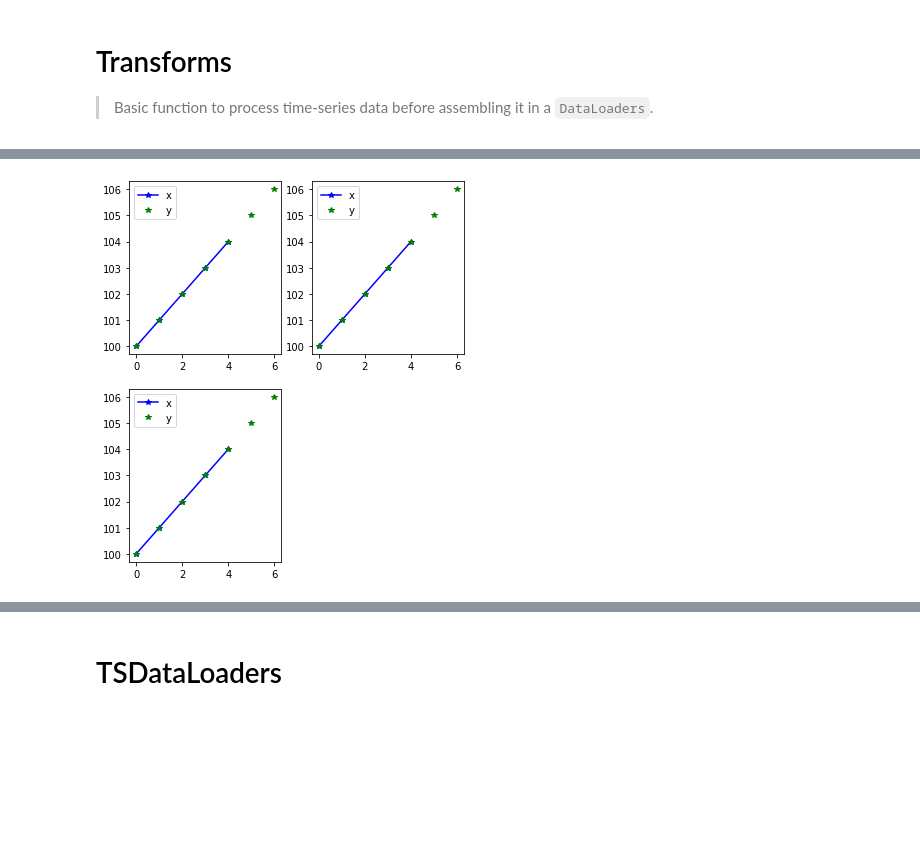
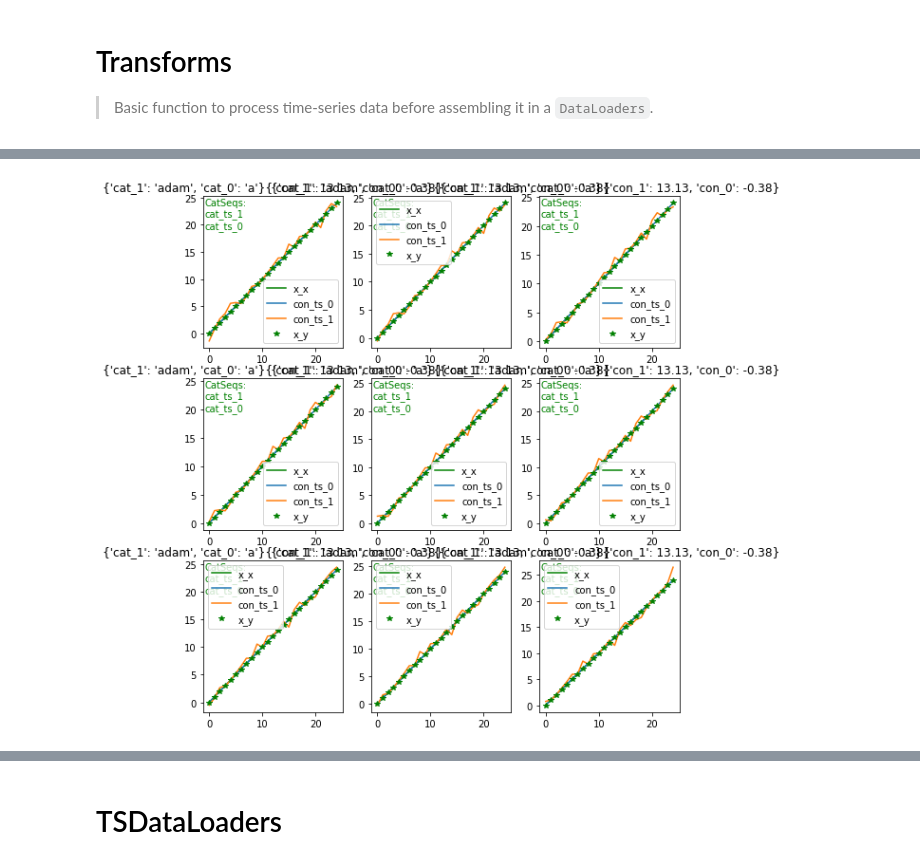
Before and after one commit to takotab/fastseq, a Jupyter notebook: nbs/03_data.core.ipynb, the cells around one changed output, grey strips where cells are left out. Cells and saved outputs as stored; diff of their text form; code cells hidden in the pictures; blank space fills up the shorter version.

Commit message:
normalize seems to work

```diff
--- a/nbs/03_data.core.ipynb
+++ b/nbs/03_data.core.ipynb
@@ -108,0 +129,4 @@ dl.show_batch()
+# %%
+o = TSMulti_(TensorSeq(np.arange(12.)),1,2,TensorSeq(np.arange(-1,11.)))
+tmf = NormalizeTSMulti()
+o_tmf = tmf(o)
@@ -108,0 +178,31 @@ dl.show_batch()
+# %%
+tmf = NormalizeSeq()
+o = TensorSeq(TensorSeq([np.arange(12.)]*16))
+o_tmf = tmf(o)
+test_close(o_tmf.mean(),0)
+test_eq(tmf.decode(o_tmf),TensorSeq([np.arange(12.)]*16))
+# %%
+# export
+class NormalizeSeqMulti(ItemTransform):
+    """A shell Transformer to normalize `TensorSeqs` inside `TSMulti_` with `NormalizeSeqs`. """
+    @delegates(NormalizeSeq.__init__)
+    def __init__(self, n_its=5, **kwargs):
+        """`n_its` does not include the ts to predict."""
+        self.f = {i:NormalizeSeq(**kwargs) for i in range(n_its)}
+        self.n = n_its
+
+    def encodes(self, o:TSMulti_):
+        r = L()
+        for i,a in enumerate(o):
+            if type(a) is not TensorSeq:
+                r.append(a)
+            elif i < (self.n-1):
+                r.append(self.f[i](a))
+            else:
+                r.append(self.f[0].norm(o[i]))
+        return TSMulti_(r)
+
+    def decodes(self, o:TSMulti_):
+        r = L(self.f[i].decode(a) for i,a in enumerate(o[:-1]))
+        r.append(self.f[0].denorm(o[-1]))
+        return TSMulti_(r)
@@ -109,21 +242,23 @@ dl.show_batch()
+# %%
+path = Path('../data/test_data')
+
+dl = MTSDataLoader.from_path(path, y_name = 'x', lookback = 20, horizon = 5, num_workers = 0,
+                            after_batch = NormalizeSeqMulti())
+dl.show_batch()
+# %% [output]
+[figure, added]
 # %%
 # hide
-from fastseq.data.load import *
-horizon,lookback = 2,5
-ints = L( np.arange(7)[None,:]*1+100, np.arange(8)[None,:]*100+1,).map(tensor)
-dl = TSDataLoader(ints, horizon = horizon, lookback = lookback, bs=16, norm=False, after_batch=NormalizeTS(), min_seq_len=6, num_workers = 1)
 for o in dl:
-    test_close(o[0].mean(),0)
-    test_close(o[0].std(),1,.5)
-    test_eq(type(o),Tuple)
-
+    for a in o[:-1]:
+        if a.shape[-1] > 0 and type(a) is TensorSeq:
+            test_close(a.mean(-1), 0)
+            test_close(a.std(),1, .1)
+    test_close(o[0][:,:,:lookback],o[-1][:,:,:lookback],.1)
+    test_eq(type(o),TSMulti_)
     o_new = dl.after_batch[0].decode(o)
     test_eq(o_new[0].mean()!=0, True)
     test_eq(o_new[0].std()!=1, True)
-    test_eq(type(o_new),Tuple)
+    break
 
-test_eq(type(dl.one_batch()),Tuple)
-
-dl.show_batch()
+test_eq(type(dl.one_batch()), TSMulti_)
-# %% [output]
-[figure, removed]
```
Also changed, not shown: parts of 35 cells of this notebook, 1 other file.
